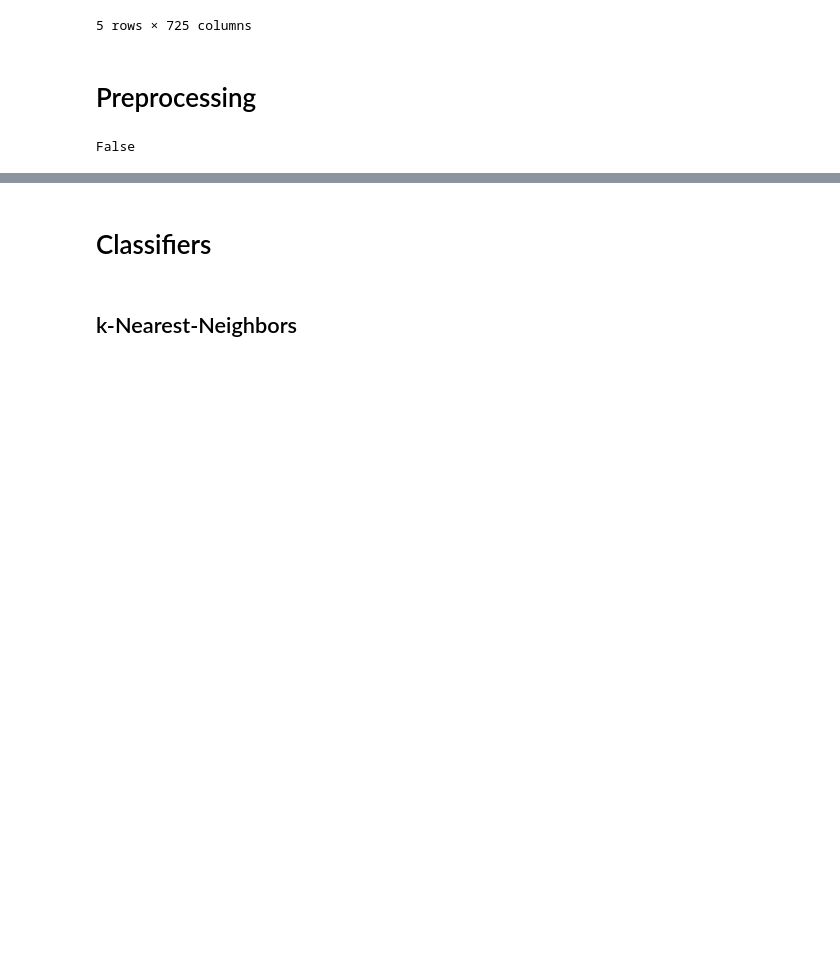
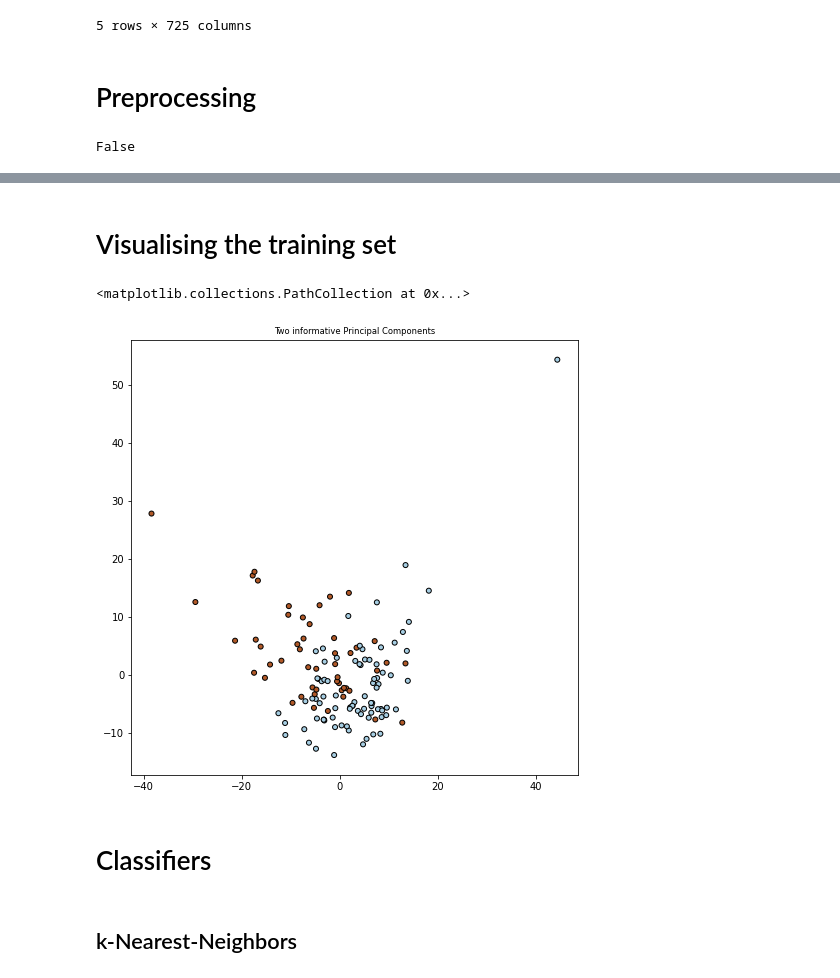
Before and after one commit to Kristelwen/TM10007_PROJECT, a Jupyter notebook: brat_assignment.ipynb, the cells around one changed output, grey strips where cells are left out. Cells and saved outputs as stored; diff of their text form; code cells hidden in the pictures; blank space fills up the shorter version.

```diff
--- a/brat_assignment.ipynb
+++ b/brat_assignment.ipynb
@@ -127,3 +129,16 @@ data_test_pca = pca_train.transform(data_df_test)  # Transform test data using P
+# %% [markdown]
+# Visualising the training set
+# %%
+# Visualising the data with the first 2 Principal Components
+fig = plt.figure(figsize=(8, 8))
+ax = fig.add_subplot(111)
+ax.set_title("Two informative Principal Components",
+             fontsize='small')
+ax.scatter(data_train_pca[:, 0], data_train_pca[:, 1], marker='o', c=label_train,
+           s=25, edgecolor='k', cmap=plt.cm.Paired)
+# %% [output]
+<matplotlib.collections.PathCollection at 0x...>
+[figure, added]
 # %% [markdown]
 # Classifiers
 # %% [markdown]
```
Also changed, not shown: parts of 41 cells of this notebook.
